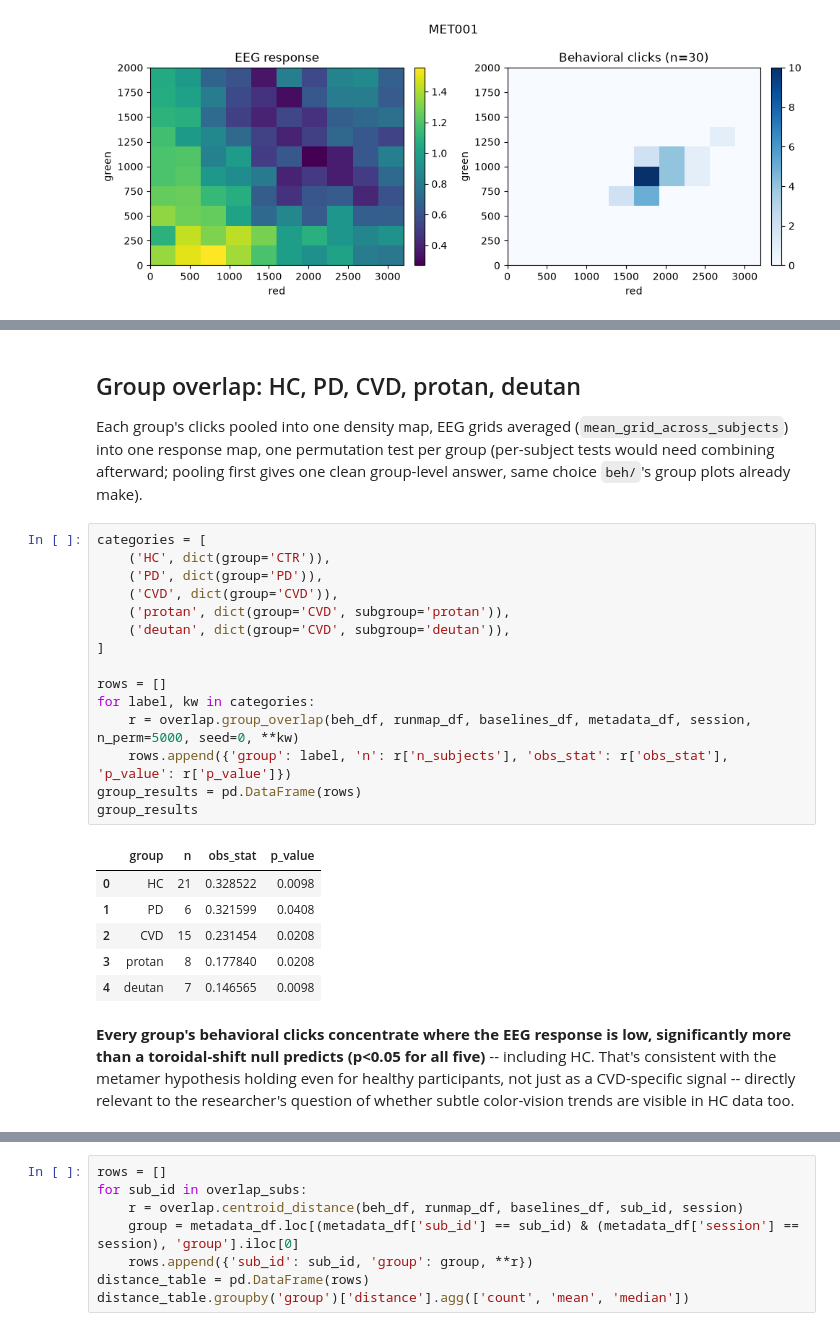
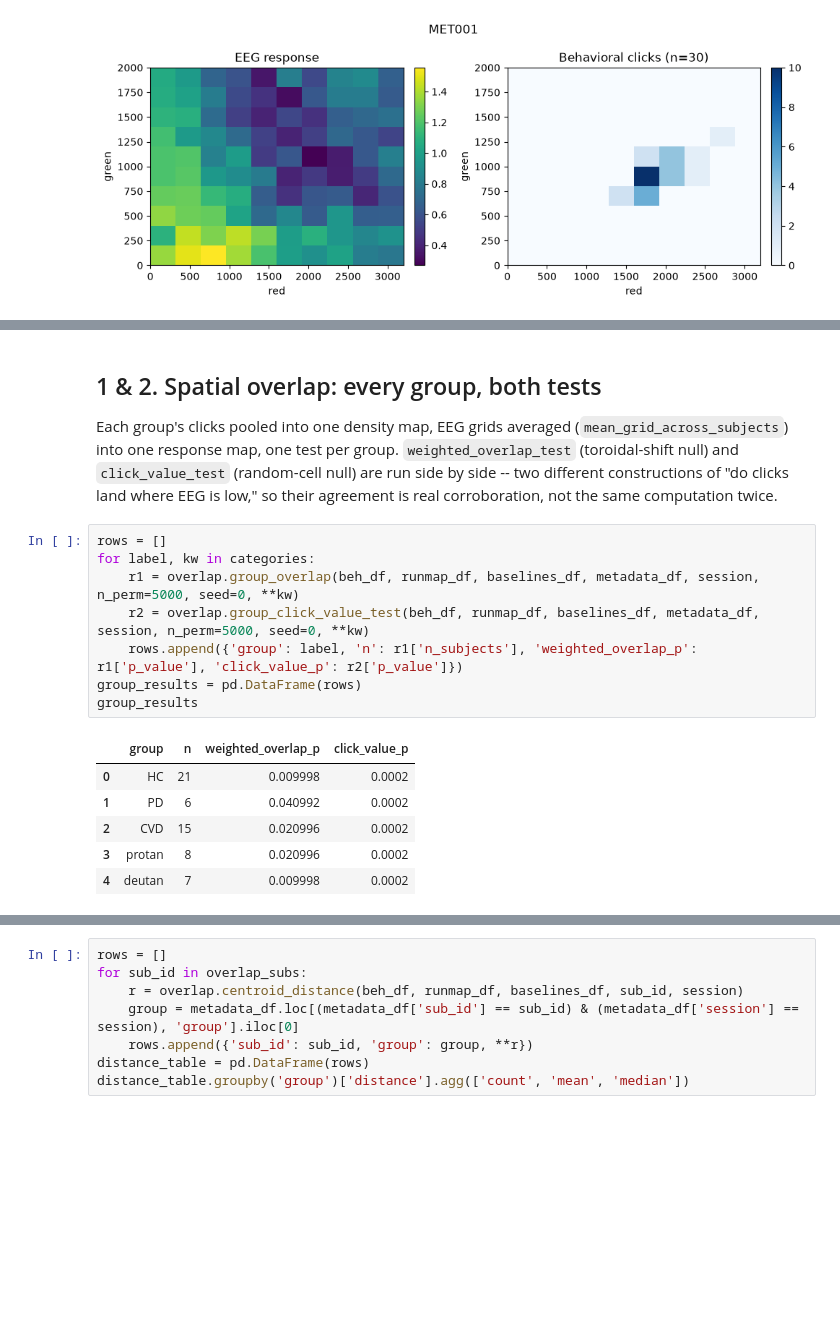
Before and after one commit to zevaz13/DataAnalysisGeneral, a Jupyter notebook: ssvepBeh/notebooks/01_explore.ipynb, the cells around one changed output, grey strips where cells are left out. Drawn from its saved outputs; the diff is of its cells as text; blank space fills up the shorter version.

```diff
--- a/ssvepBeh/notebooks/01_explore.ipynb
+++ b/ssvepBeh/notebooks/01_explore.ipynb
@@ -62,40 +87,27 @@ overlap.subject_overlap(beh_df, runmap_df, baselines_df, sub_id, session, n_perm
  'obs_stat': 0.4384506989369529,
  'null_stats': array([1.11714066, 1.06151137, 0.63323125, ..., 1.23533762, 0.6661433 ,
         0.61778085], shape=(5000,))}
-# %% [markdown]
-## Group overlap: HC, PD, CVD, protan, deutan
-
-Each group's clicks pooled into one density map, EEG grids averaged
-(`mean_grid_across_subjects`) into one response map, one permutation test
-per group (per-subject tests would need combining afterward; pooling first
-gives one clean group-level answer, same choice `beh/`'s group plots
-already make).
+# %% [markdown]
+## 1 & 2. Spatial overlap: every group, both tests
+
+Each group's clicks pooled into one density map, EEG grids averaged
+(`mean_grid_across_subjects`) into one response map, one test per group.
+`weighted_overlap_test` (toroidal-shift null) and `click_value_test`
+(random-cell null) are run side by side -- two different constructions of
+"do clicks land where EEG is low," so their agreement is real corroboration,
+not the same computation twice.
 # %%
-categories = [
-    ('HC', dict(group='CTR')),
-    ('PD', dict(group='PD')),
-    ('CVD', dict(group='CVD')),
-    ('protan', dict(group='CVD', subgroup='protan')),
-    ('deutan', dict(group='CVD', subgroup='deutan')),
-]
-
 rows = []
 for label, kw in categories:
-    r = overlap.group_overlap(beh_df, runmap_df, baselines_df, metadata_df, session, n_perm=5000, seed=0, **kw)
-    rows.append({'group': label, 'n': r['n_subjects'], 'obs_stat': r['obs_stat'], 'p_value': r['p_value']})
+    r1 = overlap.group_overlap(beh_df, runmap_df, baselines_df, metadata_df, session, n_perm=5000, seed=0, **kw)
+    r2 = overlap.group_click_value_test(beh_df, runmap_df, baselines_df, metadata_df, session, n_perm=5000, seed=0, **kw)
+    rows.append({'group': label, 'n': r1['n_subjects'], 'weighted_overlap_p': r1['p_value'], 'click_value_p': r2['p_value']})
 group_results = pd.DataFrame(rows)
 group_results
 # %% [output]
-|  | group | n | obs_stat | p_value |
-| 0 | HC | 21 | 0.328522 | 0.0098 |
-| 1 | PD | 6 | 0.321599 | 0.0408 |
-| 2 | CVD | 15 | 0.231454 | 0.0208 |
-| 3 | protan | 8 | 0.177840 | 0.0208 |
-| 4 | deutan | 7 | 0.146565 | 0.0098 |
+|  | group | n | weighted_overlap_p | click_value_p |
+| 0 | HC | 21 | 0.009998 | 0.0002 |
+| 1 | PD | 6 | 0.040992 | 0.0002 |
+| 2 | CVD | 15 | 0.020996 | 0.0002 |
+| 3 | protan | 8 | 0.020996 | 0.0002 |
+| 4 | deutan | 7 | 0.009998 | 0.0002 |
-# %% [markdown]
-**Every group's behavioral clicks concentrate where the EEG response is
-low, significantly more than a toroidal-shift null predicts (p<0.05 for
-all five)** -- including HC. That's consistent with the metamer hypothesis
-holding even for healthy participants, not just as a CVD-specific signal --
-directly relevant to the researcher's question of whether subtle
-color-vision trends are visible in HC data too.
```
Also changed, not shown: parts of 15 cells of this notebook, 6 other files.
